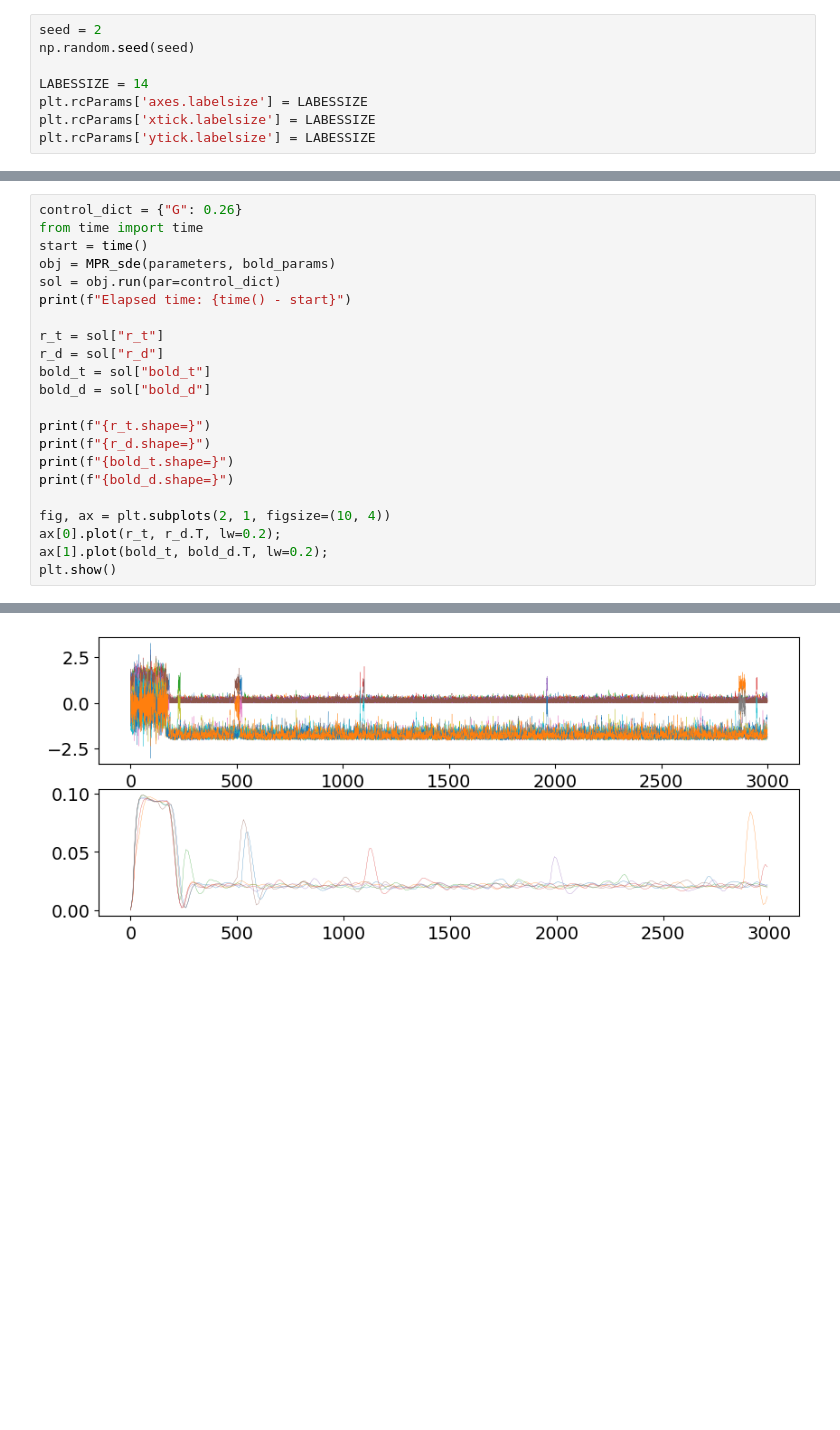
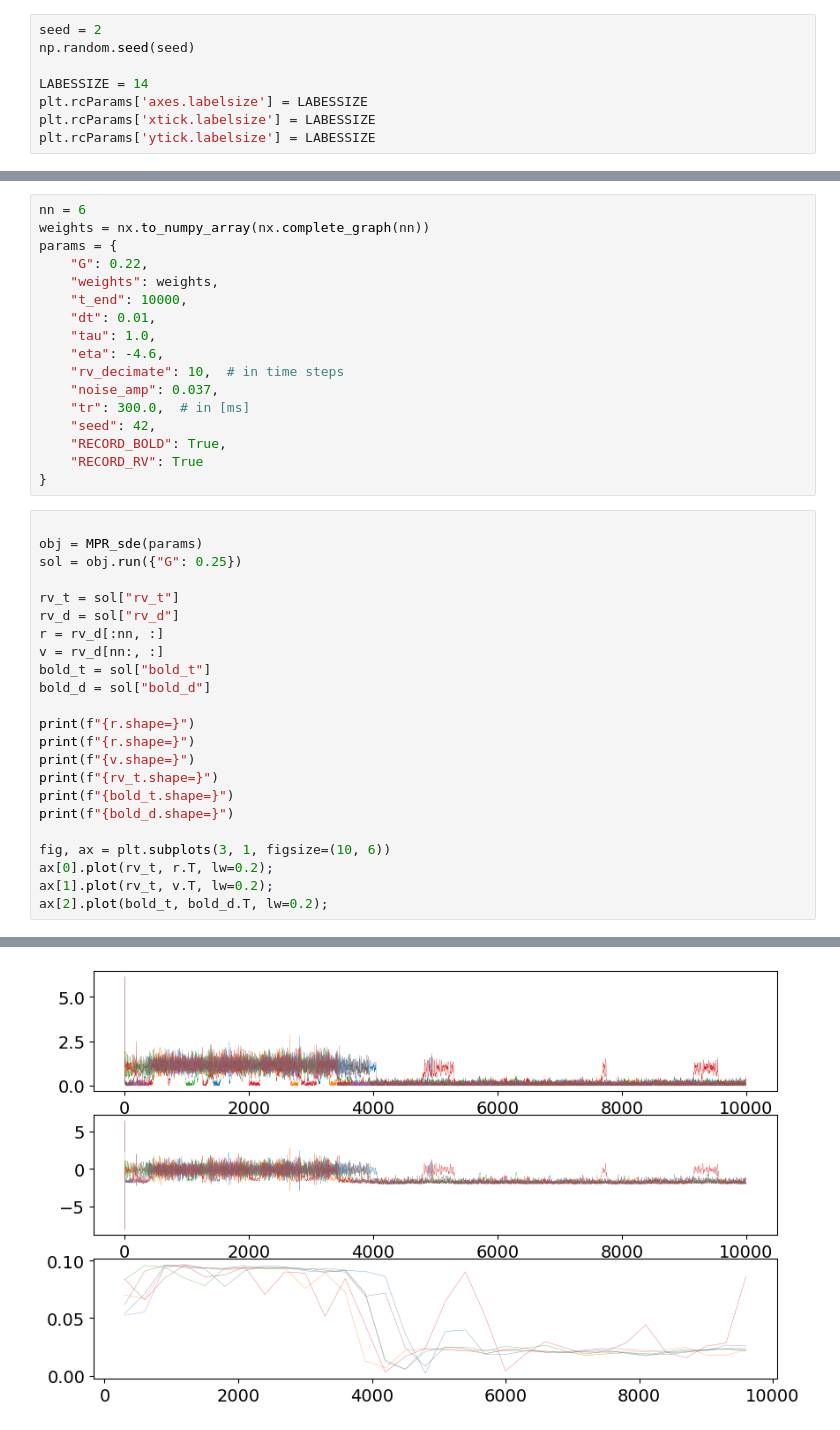
Before and after one commit to ins-amu/vbi, a Jupyter notebook: docs/examples/mpr_sde_cpp.ipynb, the cells around one changed output, grey strips where cells are left out. Saved outputs shown, nothing was run; the diff lists cells and outputs as text; blank space fills up the shorter version.

```diff
--- a/docs/examples/mpr_sde_cpp.ipynb
+++ b/docs/examples/mpr_sde_cpp.ipynb
@@ -45,23 +19,41 @@ bold_params = {"kappa":0.7}
+# %%
+nn = 6
+weights = nx.to_numpy_array(nx.complete_graph(nn))
+params = {
+    "G": 0.22,
+    "weights": weights,
+    "t_end": 10000,
+    "dt": 0.01,
+    "tau": 1.0,
+    "eta": -4.6,
+    "rv_decimate": 10,  # in time steps
+    "noise_amp": 0.037,
+    "tr": 300.0,  # in [ms]
+    "seed": 42,
+    "RECORD_BOLD": True,
+    "RECORD_RV": True
+}
 # %%
-control_dict = {"G": 0.26}
-from time import time
-start = time()
-obj = MPR_sde(parameters, bold_params)
-sol = obj.run(par=control_dict)
-print(f"Elapsed time: {time() - start}")
 
-r_t = sol["r_t"]
-r_d = sol["r_d"]
+obj = MPR_sde(params)
+sol = obj.run({"G": 0.25})
+
+rv_t = sol["rv_t"]
+rv_d = sol["rv_d"]
+r = rv_d[:nn, :]
+v = rv_d[nn:, :]
 bold_t = sol["bold_t"]
 bold_d = sol["bold_d"]
 
-print(f"{r_t.shape=}")
-print(f"{r_d.shape=}")
+print(f"{r.shape=}")
+print(f"{r.shape=}")
+print(f"{v.shape=}")
+print(f"{rv_t.shape=}")
 print(f"{bold_t.shape=}")
 print(f"{bold_d.shape=}")
 
-fig, ax = plt.subplots(2, 1, figsize=(10, 4))
-ax[0].plot(r_t, r_d.T, lw=0.2);
-ax[1].plot(bold_t, bold_d.T, lw=0.2);
-plt.show()
+fig, ax = plt.subplots(3, 1, figsize=(10, 6))
+ax[0].plot(rv_t, r.T, lw=0.2);
+ax[1].plot(rv_t, v.T, lw=0.2);
+ax[2].plot(bold_t, bold_d.T, lw=0.2);
 # %% [output]
@@ -73 +66 @@ bold_d.shape=(6, 300)
-[figure, old version]
+[figure, new version]
```
Also changed, not shown: parts of 3 cells of this notebook.
